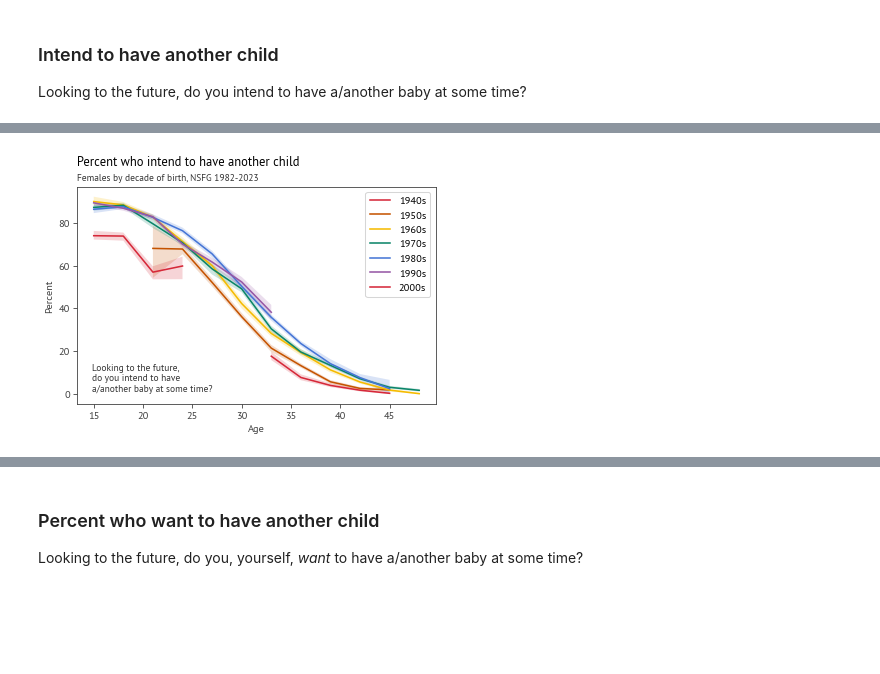
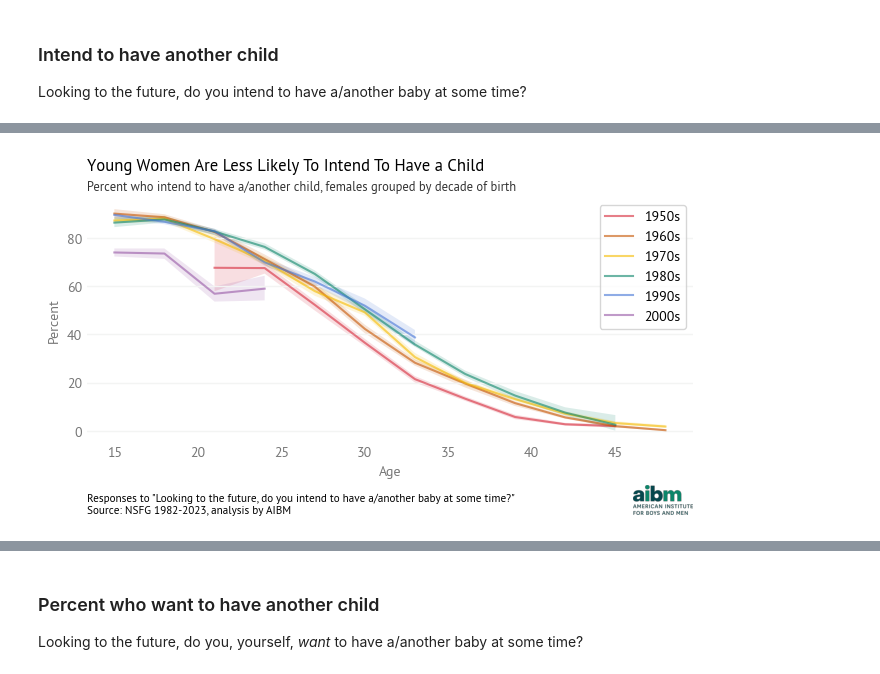
Before and after one commit to AllenDowney/MarriageNSFG, a Jupyter notebook: intent.ipynb, the cells around one changed output, grey strips where cells are left out. Drawn from its saved outputs; the diff is of its cells as text; code cells hidden in the pictures; blank space fills up the shorter version.

```diff
--- a/intent.ipynb
+++ b/intent.ipynb
@@ -277,10 +248,9 @@ sample = resample_by_cycle(df)
 # %% [output]
 [interactive output not drawn]
 # %%
-def make_table(df, var):
+def make_table(df, var, drop_cols=[30, 40]):
     table = df.groupby(["age_group", "birth_index"])[var].mean().unstack()
-    if 30 in table.columns:
-        table.drop(columns=[30], inplace=True)
+    table.drop(columns=drop_cols, errors="ignore", inplace=True)
     table.columns = [f"{1900+cohort}s" for cohort in table.columns]
     return table
 # %% [output]
@@ -315,0 +372,6 @@ ages = table.index
+# %%
+def add_subtext(text):
+    ax = plt.gca()
+    plt.figtext(
+        0, -0.3, text, ha="left", va="bottom", fontsize=8, transform=ax.transAxes
+    )
@@ -339,8 +411,8 @@ def plot_table_with_errors(tables, cohorts, ages):
         # using the 84% CI, so non-overlapping corresponds to
         # a difference that's significant at 5% level
         low, median, high = percentile_rows(frame, [8, 50, 92])
-        plt.fill_between(ages, low, high, alpha=0.2)
-        plt.plot(ages, median, label=cohort)
+        plt.fill_between(ages, low, high, alpha=0.15)
+        plt.plot(ages, median, label=cohort, alpha=0.6)
 # %% [output]
 [interactive output not drawn]
 # %%
@@ -375,3 +450,9 @@ def summarize_age_group(tables, age_group):
     return df.mean()
 # %% [output]
 [interactive output not drawn]
+# %%
+def savefig(fig_number, extra_artist):
+    filename = f"nsfg_fertility{fig_number:02d}"
+    plt.savefig(
+        filename, dpi=150, bbox_inches="tight", bbox_extra_artists=[extra_artist]
+    )
@@ -385,19 +468,22 @@ tables = [make_table(resample_by_cycle(df), "intent_yes") * 100 for i in range(1
 [interactive output not drawn]
 # %%
 plot_table_with_errors(tables, cohorts, ages)
-title = "Percent who intend to have another child"
-subtitle = "Females by decade of birth, NSFG 1982-2023 "
+title = "Young Women Are Less Likely To Intend To Have a Child"
+subtitle = (
+    "Percent who intend to have a/another child, females grouped by decade of birth"
+)
 make_title(title, subtitle)
 
-question_text = """
-Looking to the future,
-do you intend to have
-a/another baby at some time?"""
-add_question_text(question_text)
+subtext = """
+Responses to "Looking to the future, do you intend to have a/another baby at some time?"
+Source: NSFG 1982-2023, analysis by AIBM"""
+add_subtext(subtext)
 
 decorate(xlabel="Age", ylabel="Percent")
+inset = add_logo()
+savefig(3, inset)
 # %% [output]
-[figure, old version]
+[figure, new version]
 [interactive output not drawn]
 # %%
 age_groups = [15, 18, 21, 24]
```
Also changed, not shown: parts of 57 cells of this notebook.
